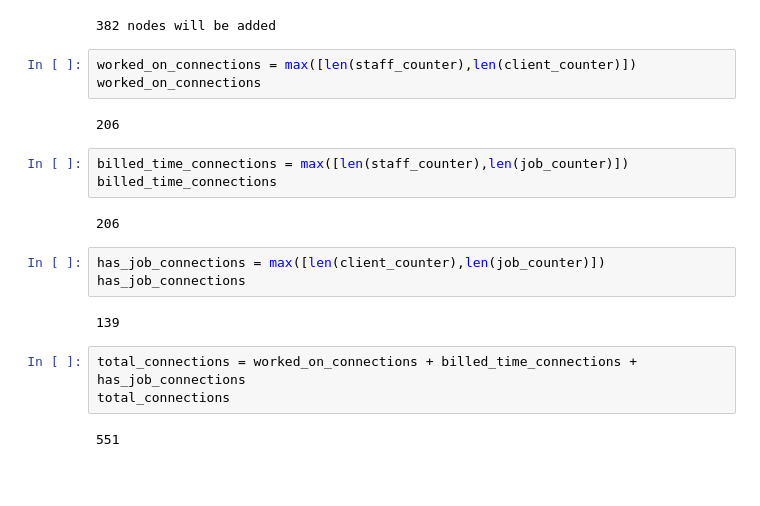
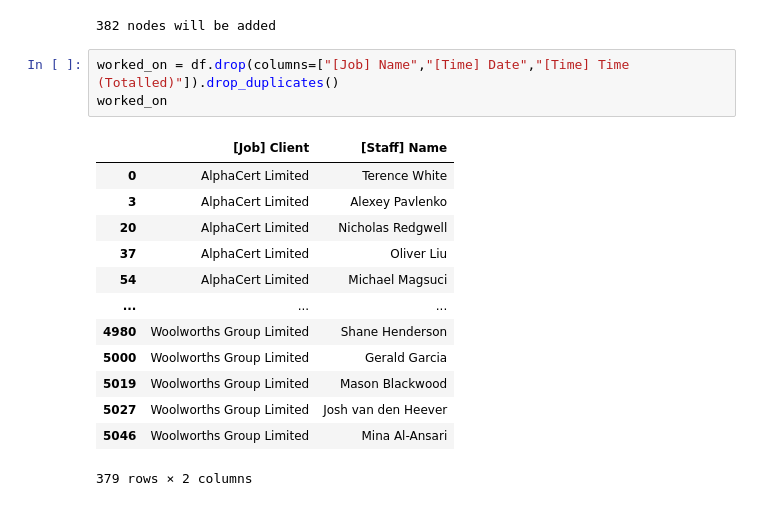
Before and after one commit to d4daveshep/knowledge-database, a Jupyter notebook: utilities/Analyse task time csv file.ipynb, the cells around one changed output. Drawn from its saved outputs; the diff is of its cells as text; blank space fills up the shorter version.

```diff
--- a/utilities/Analyse task time csv file.ipynb
+++ b/utilities/Analyse task time csv file.ipynb
@@ -103,23 +124,20 @@ nodes = set(client_counter).union(set(job_counter)).union(set(staff_counter))
 print(f"{len(nodes)} nodes will be added")
 # %% [output]
 382 nodes will be added
-# %%
-worked_on_connections = max([len(staff_counter),len(client_counter)])
-worked_on_connections
-# %% [output]
-206
-# %%
-billed_time_connections = max([len(staff_counter),len(job_counter)])
-billed_time_connections
-# %% [output]
-206
-# %%
-has_job_connections = max([len(client_counter),len(job_counter)])
-has_job_connections
-# %% [output]
-139
-# %%
-total_connections = worked_on_connections + billed_time_connections + has_job_connections
-total_connections
-# %% [output]
-551
+# %%
+worked_on = df.drop(columns=["[Job] Name","[Time] Date","[Time] Time (Totalled)"]).drop_duplicates()
+worked_on
+# %% [output]
+|  | [Job] Client | [Staff] Name |
+| 0 | AlphaCert Limited | Terence White |
+| 3 | AlphaCert Limited | Alexey Pavlenko |
+| 20 | AlphaCert Limited | Nicholas Redgwell |
+| 37 | AlphaCert Limited | Oliver Liu |
+| 54 | AlphaCert Limited | Michael Magsuci |
+| ... | ... | ... |
+| 4980 | Woolworths Group Limited | Shane Henderson |
+| 5000 | Woolworths Group Limited | Gerald Garcia |
+| 5019 | Woolworths Group Limited | Mason Blackwood |
+| 5027 | Woolworths Group Limited | Josh van den Heever |
+| 5046 | Woolworths Group Limited | Mina Al-Ansari |
+379 rows × 2 columns
```
Also changed, not shown: parts of 6 cells of this notebook, 2 other files.
